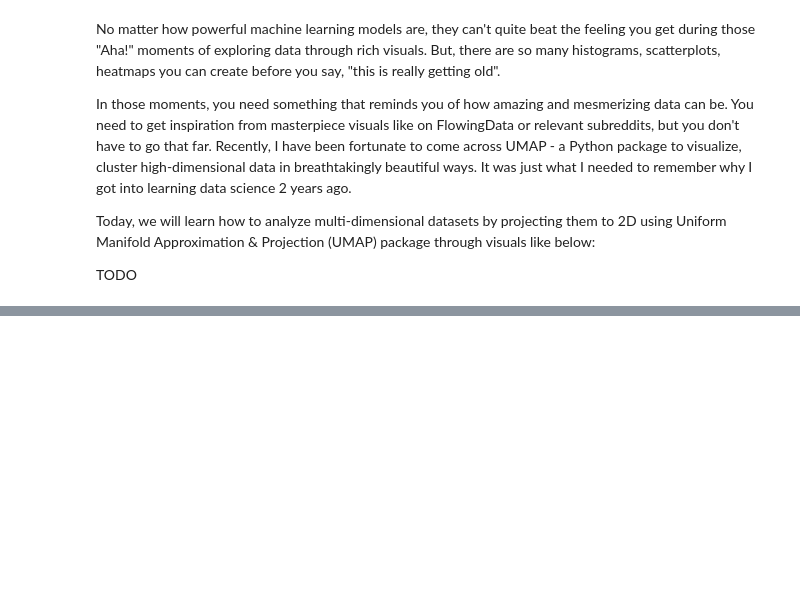
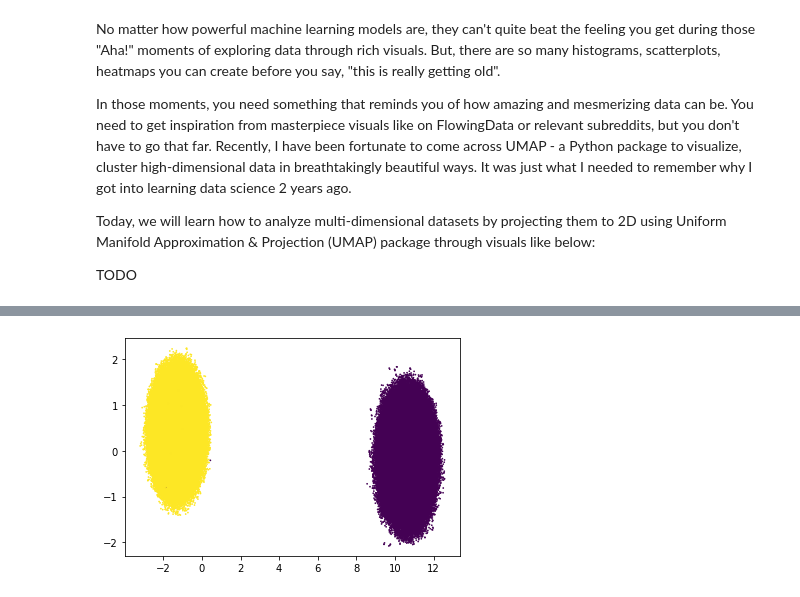
Before and after one commit to BexTuychiev/medium_stories, a Jupyter notebook: 2021/september/7_umap/notebook.ipynb, the cells around one changed output, grey strips where cells are left out. Cells and saved outputs as stored; diff of their text form; code cells hidden in the pictures; blank space fills up the shorter version.

```diff
--- a/2021/september/7_umap/notebook.ipynb
+++ b/2021/september/7_umap/notebook.ipynb
@@ -62,0 +129,12 @@ TODO
+# %%
+%%time
+
+from sklearn.preprocessing import QuantileTransformer
+
+# Preprocess again
+pipe = make_pipeline(SimpleImputer(strategy="mean"), QuantileTransformer())
+X = pipe.fit_transform(X.copy())
+
+# Fit UMAP to processed data
+manifold = umap.UMAP().fit(X, y)
+X_reduced_2 = manifold.transform(X)
@@ -62,0 +143,5 @@ TODO
+# %%
+# Plot the results
+plt.scatter(X_reduced_2[:, 0], X_reduced_2[:, 1], c=y, s=0.5);
+# %% [output]
+[figure, added]
```
Also changed, not shown: parts of 14 cells of this notebook.
